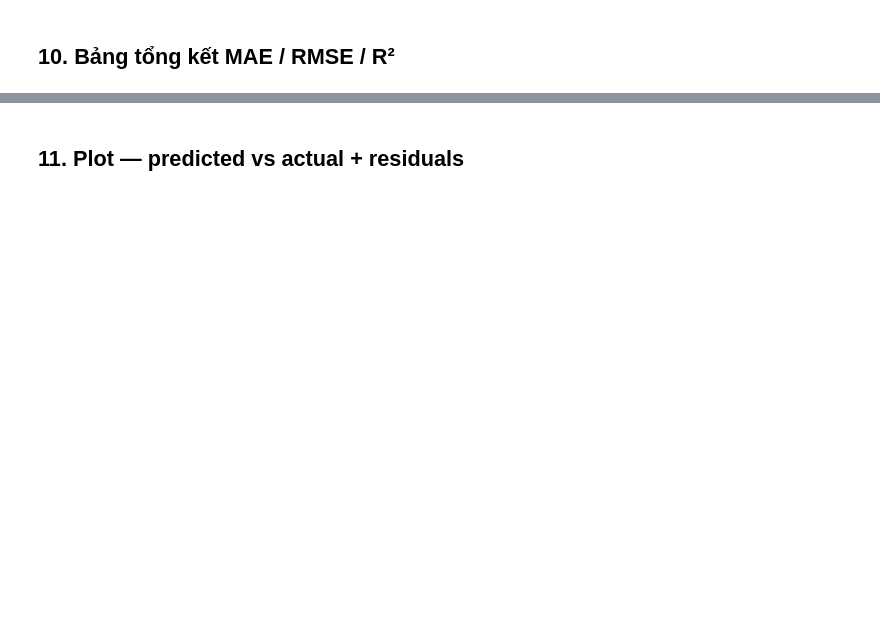
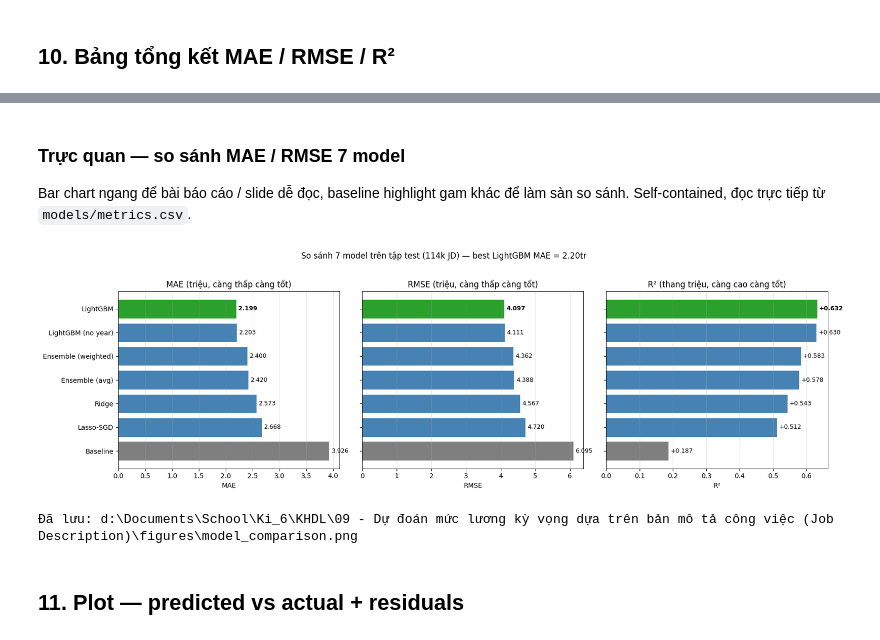
Before and after one commit to anhquan1111/khdl-vietnam-career-clustering, a Jupyter notebook: notebooks/04_Modeling.ipynb, the cells around one changed output, grey strips where cells are left out. Saved outputs shown, nothing was run; the diff lists cells and outputs as text; code cells hidden in the pictures; blank space fills up the shorter version.

```diff
--- a/notebooks/04_Modeling.ipynb
+++ b/notebooks/04_Modeling.ipynb
@@ -548,3 +689,65 @@ print(f"\nĐã lưu: {MODELS / 'metrics.csv'}")
+# %% [markdown]
+### Trực quan — so sánh MAE / RMSE 7 model
+
+Bar chart ngang để bài báo cáo / slide dễ đọc, baseline highlight gam khác để làm sàn so sánh. Self-contained, đọc trực tiếp từ `models/metrics.csv`.
+# %%
+metrics_df = pd.read_csv(MODELS / 'metrics.csv')
+
+# Rút gọn tên model cho dễ đọc trên trục
+def short_name(s):
+    if 'Baseline' in s: return 'Baseline'
+    if 'Ridge' in s: return 'Ridge'
+    if 'Lasso-SGD' in s: return 'Lasso-SGD'
+    if 'no year' in s: return 'LightGBM (no year)'
+    if 'LightGBM' in s: return 'LightGBM'
+    if 'weighted' in s: return 'Ensemble (weighted)'
+    if 'simple avg' in s: return 'Ensemble (avg)'
+    return s
+
+metrics_df['short'] = metrics_df['model'].map(short_name)
+# Sắp xếp theo MAE giảm dần (model tệ nhất trên cùng → tốt nhất dưới)
+ordered = metrics_df.sort_values('MAE_M', ascending=False).reset_index(drop=True)
+
+best_mae = ordered['MAE_M'].min()
+
+# Highlight: baseline xám, best xanh đậm, còn lại xanh
+def bar_color(row):
+    if row['short'] == 'Baseline':
+        return 'tab:gray'
+    if abs(row['MAE_M'] - best_mae) < 1e-6:
+        return 'tab:green'
+    return 'steelblue'
+colors_m = [bar_color(r) for _, r in ordered.iterrows()]
+
+fig, axes = plt.subplots(1, 3, figsize=(17, 5), sharey=True)
+y_pos = np.arange(len(ordered))[::-1]
+
+for ax, col, title, xlabel in [
+    (axes[0], 'MAE_M', 'MAE (triệu, càng thấp càng tốt)', 'MAE'),
+    (axes[1], 'RMSE_M', 'RMSE (triệu, càng thấp càng tốt)', 'RMSE'),
+    (axes[2], 'R2_M', 'R² (thang triệu, càng cao càng tốt)', 'R²'),
+]:
+    vals = ordered[col].values
+    ax.barh(y_pos, vals, color=colors_m, edgecolor='white', linewidth=0.5)
+    ax.set_yticks(y_pos)
+    ax.set_yticklabels(ordered['short'])
+    ax.set_xlabel(xlabel)
+    ax.set_title(title)
+    fmt = '{:+.3f}' if col == 'R2_M' else '{:.3f}'
+    for i, v in enumerate(vals):
+        ax.text(v + abs(vals).max() * 0.01, y_pos[i], fmt.format(v),
+                va='center', fontsize=9, fontweight='bold' if abs(v - (vals.min() if col != 'R2_M' else vals.max())) < 1e-6 else 'normal')
+    ax.invert_yaxis()
+    ax.grid(alpha=0.3, axis='x')
+
+plt.suptitle('So sánh 7 model trên tập test (114k JD) — best LightGBM MAE = 2.20tr', y=1.02, fontsize=12)
+plt.tight_layout()
+plt.savefig(FIGURES / 'model_comparison.png', dpi=120, bbox_inches='tight')
+plt.show()
+print(f"Đã lưu: {FIGURES / 'model_comparison.png'}")
+# %% [output]
+[figure, added]
+Đã lưu: d:\Documents\School\Ki_6\KHDL\09 - Dự đoán mức lương kỳ vọng dựa trên bản mô tả công việc (Job Description)\figures\model_comparison.png
 # %% [markdown]
 ## 11. Plot — predicted vs actual + residuals
 # %%
```
Also changed, not shown: parts of 15 cells of this notebook, 10 other files.
